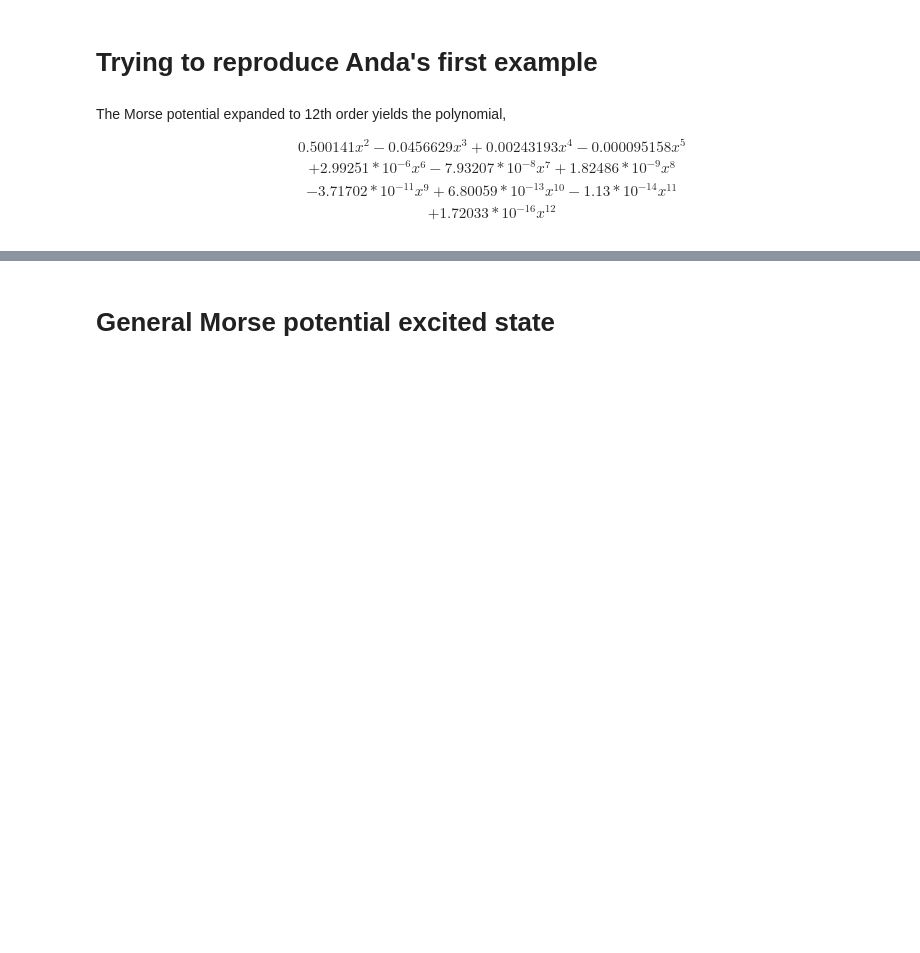
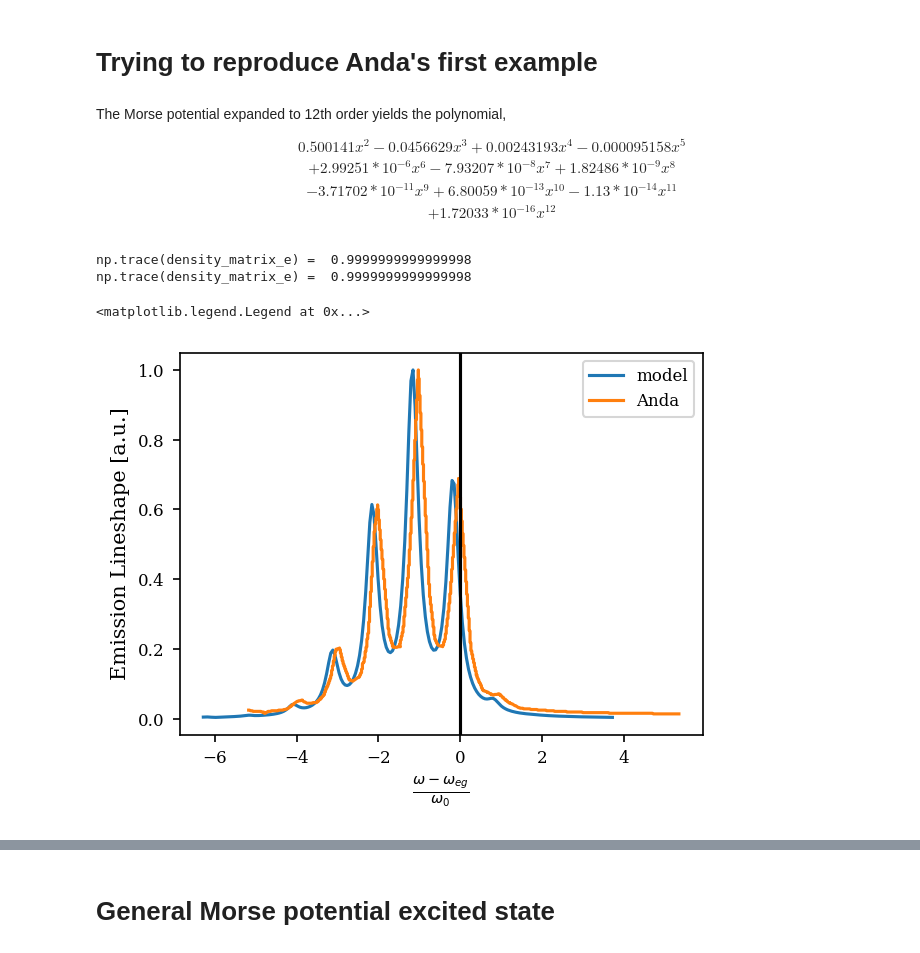
Before and after one commit to HarrisonGoldwyn/modeling_TAHz_emission, a Jupyter notebook: notebooks/Anda_fig_1.ipynb, the cells around one changed output, grey strips where cells are left out. Saved outputs shown, nothing was run; the diff lists cells and outputs as text; code cells hidden in the pictures; blank space fills up the shorter version.

```diff
--- a/notebooks/Anda_fig_1.ipynb
+++ b/notebooks/Anda_fig_1.ipynb
@@ -405,15 +417,19 @@ mor_lam_g = [
     + 1.72033*1e-16,
     ]
 
+d = 1.6
+
 ## Number of oscillator states used for representation of general
 ## potential energy eigenstates
 basis_size = 20
 ## Energy spacing of unperterbed vibration
 hbarw0_mor = 1
-##
-unitless_d = 1.6
+
 ## Build excited state lambdas from ground state and displacement
-mor_lam_e = displaced_lambdas(mor_lam_g, d=unitless_d)
+mor_lam_e = displaced_lambdas(mor_lam_g, d=d)
+
+## Assign the temperature
+T_mor = .3*hbarw0_mor/k
 
 ## Define Vibrational Hamiltonians in units of energy (by multiplying by
 ## the unperturbed vibrational energy spacing).
@@ -423,8 +439,6 @@ Hg_mor = ham_g(basis_size, mor_lam_g)*hbarw0_mor
 ## Vibrational Hamiltonian in the electronic excited state
 He_mor = ham_g(basis_size, mor_lam_e)*hbarw0_mor
 
-## Assign the temperature
-T_mor = .3*hbarw0_mor/k
 ## Define the Energy Gap fluctuation operator (in units of energy as for
 ## the vibrational Hamiltonians above)
 D_mor = gap_fluc_op(basis_size, mor_lam_g, mor_lam_e, T_mor)*hbarw0_mor
@@ -433,4 +447,7 @@ D_mor = gap_fluc_op(basis_size, mor_lam_g, mor_lam_e, T_mor)*hbarw0_mor
 A_mor = a_matrix(He_mor, D_mor, order=7)
 ## Define density matrix from operators already define.
 rho_mor = rho_e(He_mor, T_mor)
+# %% [output]
+np.trace(density_matrix_e) =  0.9999999999999998
+np.trace(density_matrix_e) =  0.9999999999999998
 # %%
@@ -448 +470,30 @@ lineshape_mor = flu_lineshape(
+# %%
+def mag_norm(y_values):
+    max=np.max(y_values)
+
+    return y_values/max
+
+# def norm(y_values):
+#     """ Magnitude normalize data. """
+#     return y_values/y_values.max()
+# %%
+plt.plot(
+    hbar_omegas_mor-d**2/2,
+    mag_norm(lineshape_mor),
+    label='model'
+    )
+plt.plot(
+    Anda_fig1.T[0],
+    mag_norm(Anda_fig1.T[1]),
+    label='Anda'
+    )
+
+plt.xlabel(r'$\frac{\omega - \omega_{eg}}{\omega_0}$', fontsize=10)
+plt.ylabel(r'Emission Lineshape [a.u.]', fontsize=10)
+plt.axvline(0, c='k')
+
+plt.legend()
+# %% [output]
+<matplotlib.legend.Legend at 0x...>
+[figure, added]
 # %%
```
Also changed, not shown: parts of 19 cells of this notebook.
